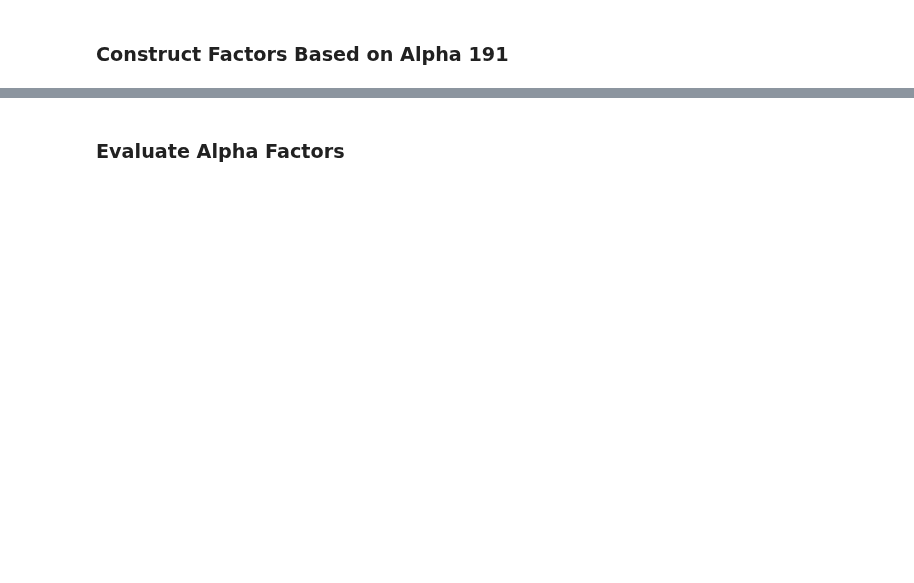
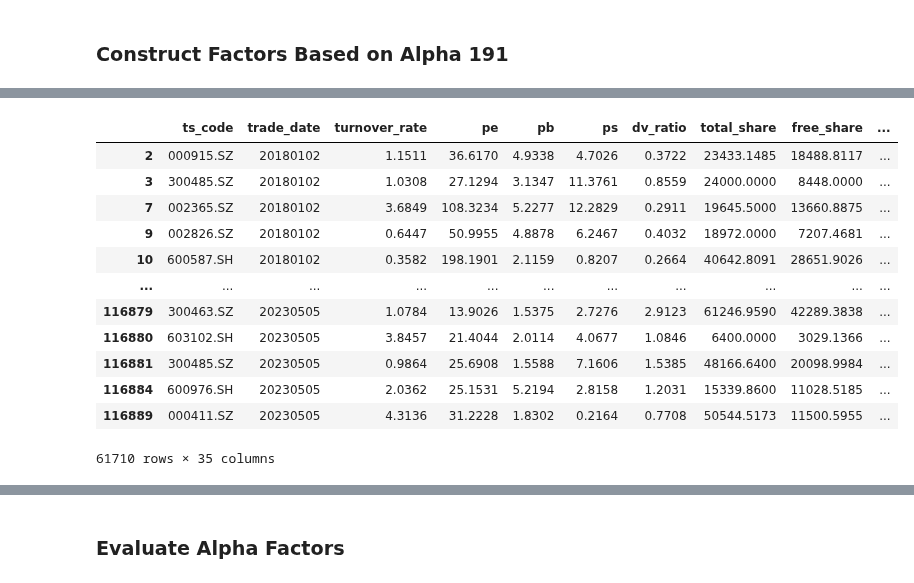
Before and after one commit to JiaRuiming-1/AI-Trading, a Jupyter notebook: P7_Backtesting/Factor_Process.ipynb, the cells around one changed output, grey strips where cells are left out. Cells and saved outputs as stored; diff of their text form; code cells hidden in the pictures; blank space fills up the shorter version.

```diff
--- a/P7_Backtesting/Factor_Process.ipynb
+++ b/P7_Backtesting/Factor_Process.ipynb
@@ -20,10 +21,9 @@ from alpha_191 import Alpha191
 import warnings
 warnings.filterwarnings('ignore')
 # %%
-universe_raw = pd.read_csv('tushare_data/raw_20180101_20230407.csv').iloc[:,1:]
-fundamental_df = pd.read_csv('tushare_data/fundamental_20180101_20230407.csv').iloc[:,1:]
-benchmark_df = pd.read_csv('tushare_data/benchmark_20180101_20230407.csv').iloc[:,1:]
-#universe_raw = pd.read_csv('tmp.csv').iloc[:,1:]
+universe_raw = pd.read_csv('tushare_data/raw_119.csv').iloc[:,1:]
+fundamental_df = pd.read_csv('tushare_data/fundamental_119.csv').iloc[:,1:]
+universe_raw = universe_raw.drop_duplicates(subset=['ts_code','trade_date']).reset_index(drop=True)
 # %%
 universe = universe_raw.rename(columns={'vol':'volume'})
 universe = universe.drop_duplicates(subset=['ts_code','trade_date'])
@@ -211,0 +246,30 @@ universe = zscore_by_sector(universe, factor_names)
+# %%
+ticker_list = ['688363', '603102', '603368', '002462', '000411', '002788', '600976', '600211', '301311', '002864',
+        '300878', '002728', '600750', '300519', '002873', '301047', '688358', '688314', '301033', '300396',
+        '688317', '600587', '300918', '300463', '300639', '300677', '600056', '300642', '300363', '300109',
+
+        '300294', '603590', '688163', '300485', '001367', '000915', '603351', '300233', '603229', '300723',
+        '003020', '688799', '688117', '002940', '301130', '603538', '605177', '002923', '300583', '000756',
+        '002393', '603811', '300636', '002365', '600513', '600062', '300584', '301075', '002826', '300016',]
+ticker_list = [int(_) for _ in ticker_list]
+tmp_save = universe_raw.rename(columns={'vol':'volume'})
+tmp_save = tmp_save.drop_duplicates(subset=['ts_code','trade_date'])
+# %%
+df_list = fundamental_df.loc[fundamental_df.symbol.isin(ticker_list)]
+tmp_save = tmp_save.loc[tmp_save.ts_code.isin(df_list.ts_code.unique())]
+# %%
+tmp_save
+# %% [output]
+|  | ts_code | trade_date | turnover_rate | pe | pb | ps | dv_ratio | total_share | free_share | ... |
+| 2 | 000915.SZ | 20180102 | 1.1511 | 36.6170 | 4.9338 | 4.7026 | 0.3722 | 23433.1485 | 18488.8117 | ... |
+| 3 | 300485.SZ | 20180102 | 1.0308 | 27.1294 | 3.1347 | 11.3761 | 0.8559 | 24000.0000 | 8448.0000 | ... |
+| 7 | 002365.SZ | 20180102 | 3.6849 | 108.3234 | 5.2277 | 12.2829 | 0.2911 | 19645.5000 | 13660.8875 | ... |
+| 9 | 002826.SZ | 20180102 | 0.6447 | 50.9955 | 4.8878 | 6.2467 | 0.4032 | 18972.0000 | 7207.4681 | ... |
+| 10 | 600587.SH | 20180102 | 0.3582 | 198.1901 | 2.1159 | 0.8207 | 0.2664 | 40642.8091 | 28651.9026 | ... |
+| ... | ... | ... | ... | ... | ... | ... | ... | ... | ... | ... |
+| 116879 | 300463.SZ | 20230505 | 1.0784 | 13.9026 | 1.5375 | 2.7276 | 2.9123 | 61246.9590 | 42289.3838 | ... |
+| 116880 | 603102.SH | 20230505 | 3.8457 | 21.4044 | 2.0114 | 4.0677 | 1.0846 | 6400.0000 | 3029.1366 | ... |
+| 116881 | 300485.SZ | 20230505 | 0.9864 | 25.6908 | 1.5588 | 7.1606 | 1.5385 | 48166.6400 | 20098.9984 | ... |
+| 116884 | 600976.SH | 20230505 | 2.0362 | 25.1531 | 5.2194 | 2.8158 | 1.2031 | 15339.8600 | 11028.5185 | ... |
+| 116889 | 000411.SZ | 20230505 | 4.3136 | 31.2228 | 1.8302 | 0.2164 | 0.7708 | 50544.5173 | 11500.5955 | ... |
+61710 rows × 35 columns
```
Also changed, not shown: parts of 97 cells of this notebook.
